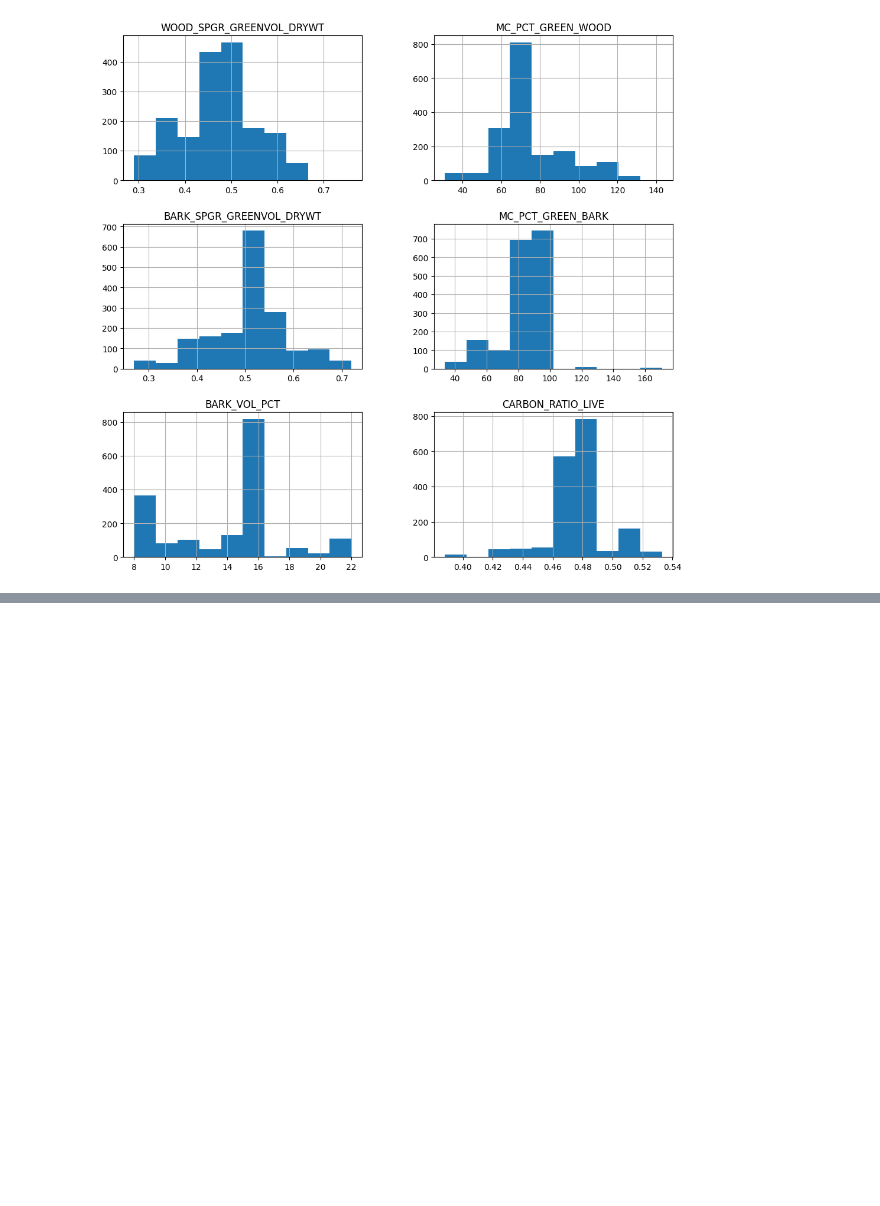
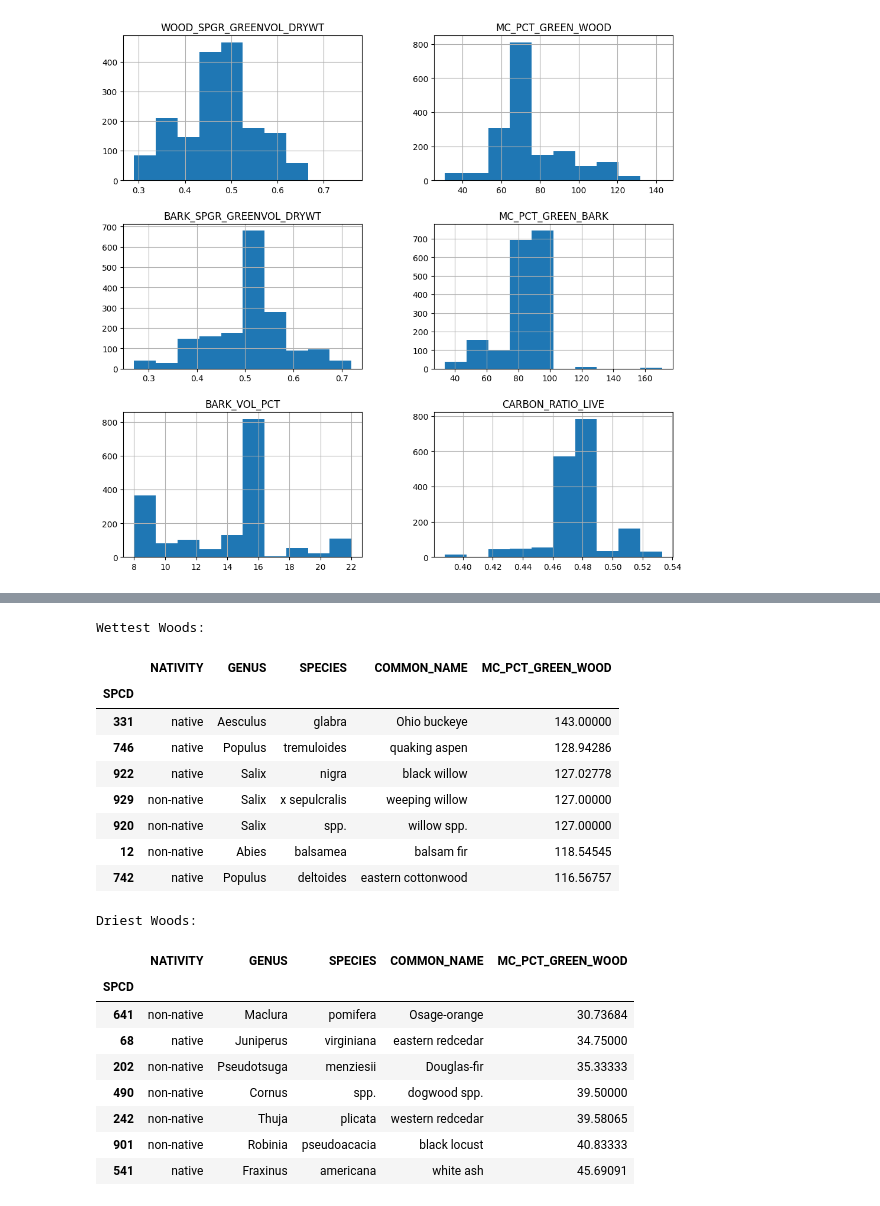
Before and after one commit to fractalate/data-trees-chicago, a Jupyter notebook: explore_chicago_il.ipynb, the cells around one changed output, grey strips where cells are left out. Cells and saved outputs as stored; diff of their text form; code cells hidden in the pictures; blank space fills up the shorter version.

```diff
--- a/explore_chicago_il.ipynb
+++ b/explore_chicago_il.ipynb
@@ -631,15 +670,39 @@ plt.show()
 # %%
-# todo - look at the driest and wettest woods
-# todo - look at most and least bark volume per wood weight
-# todo - look at carbon ratios
-
-"""
-df = df_trees_chicago[['SPCD']].merge(
-    df_ref_species,
+df = df_trees_chicago[['SPCD', 'NATIVITY']].merge(
+    df_ref_species[['SPCD', 'GENUS', 'SPECIES', 'COMMON_NAME', 'MC_PCT_GREEN_WOOD']],
     on=['SPCD'],
     how='left',
-)
-df.sort_values(by=['WOOD_SPGR_GREENVOL_DRYWT'])
-df[:5]
-"""
-pass
+).groupby(['SPCD']).max()
+
+print()
+
+print("Wettest Woods:")
+print()
+display(df.sort_values(by=['MC_PCT_GREEN_WOOD'], ascending=False)[:7])
+print()
+
+print("Driest Woods:")
+print()
+display(df.sort_values(by=['MC_PCT_GREEN_WOOD'])[:7])
+print()
+# %% [output]
+Wettest Woods:
+|  | NATIVITY | GENUS | SPECIES | COMMON_NAME | MC_PCT_GREEN_WOOD |
+| SPCD |  |  |  |  |  |
+| 331 | native | Aesculus | glabra | Ohio buckeye | 143.00000 |
+| 746 | native | Populus | tremuloides | quaking aspen | 128.94286 |
+| 922 | native | Salix | nigra | black willow | 127.02778 |
+| 929 | non-native | Salix | x sepulcralis | weeping willow | 127.00000 |
+| 920 | non-native | Salix | spp. | willow spp. | 127.00000 |
+| 12 | non-native | Abies | balsamea | balsam fir | 118.54545 |
+| 742 | native | Populus | deltoides | eastern cottonwood | 116.56757 |
+Driest Woods:
+|  | NATIVITY | GENUS | SPECIES | COMMON_NAME | MC_PCT_GREEN_WOOD |
+| SPCD |  |  |  |  |  |
+| 641 | non-native | Maclura | pomifera | Osage-orange | 30.73684 |
+| 68 | native | Juniperus | virginiana | eastern redcedar | 34.75000 |
+| 202 | non-native | Pseudotsuga | menziesii | Douglas-fir | 35.33333 |
+| 490 | non-native | Cornus | spp. | dogwood spp. | 39.50000 |
+| 242 | non-native | Thuja | plicata | western redcedar | 39.58065 |
+| 901 | non-native | Robinia | pseudoacacia | black locust | 40.83333 |
+| 541 | native | Fraxinus | americana | white ash | 45.69091 |
```
Also changed, not shown: parts of 3 cells of this notebook.
